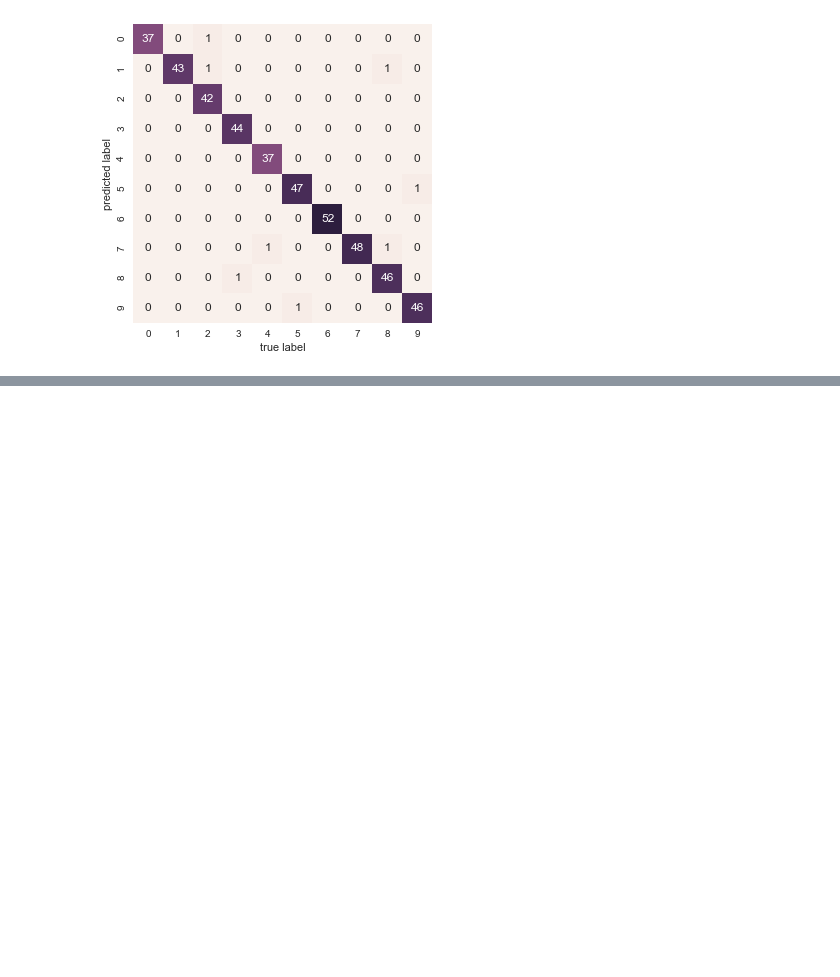
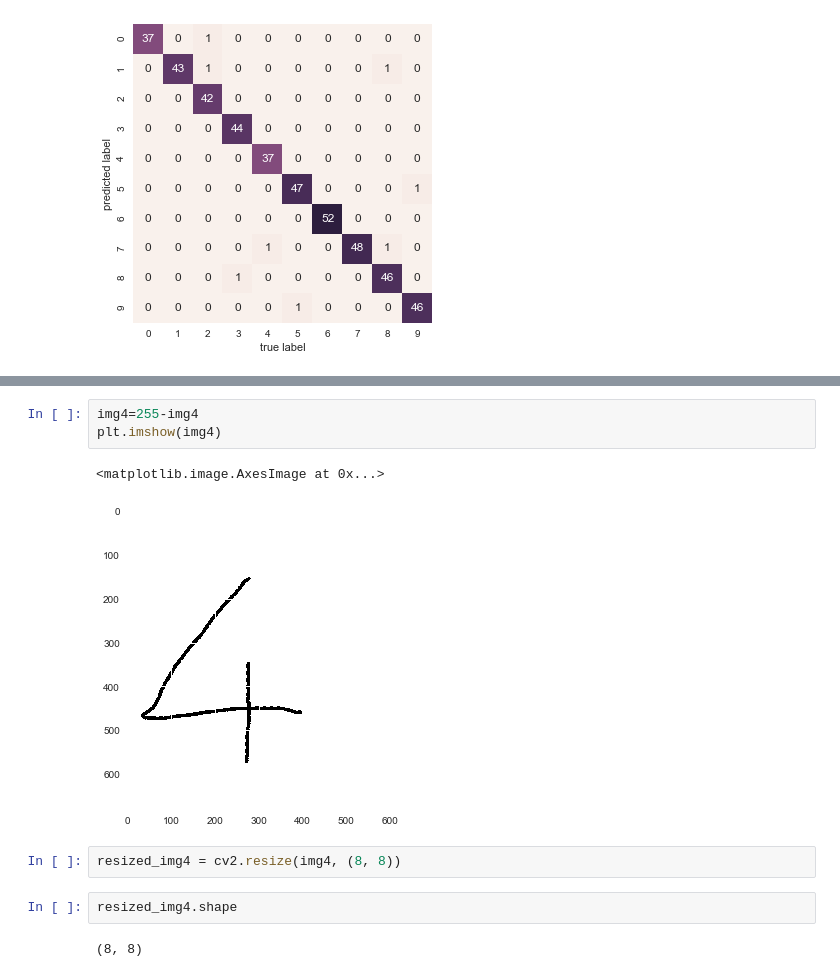
Before and after one commit to DatenBiene/Reco_Logo, a Jupyter notebook: ML on digit reco.ipynb, the cells around one changed output, grey strips where cells are left out. Saved outputs shown, nothing was run; the diff lists cells and outputs as text; blank space fills up the shorter version.

```diff
--- a/ML on digit reco.ipynb
+++ b/ML on digit reco.ipynb
@@ -74,0 +106,12 @@ plt.ylabel('predicted label');
+# %%
+img4=255-img4
+plt.imshow(img4)
+# %% [output]
+<matplotlib.image.AxesImage at 0x...>
+[figure, added]
+# %%
+resized_img4 = cv2.resize(img4, (8, 8))
+# %%
+resized_img4.shape
+# %% [output]
+(8, 8)
```
Also changed, not shown: parts of 15 cells of this notebook, 5 other files.
